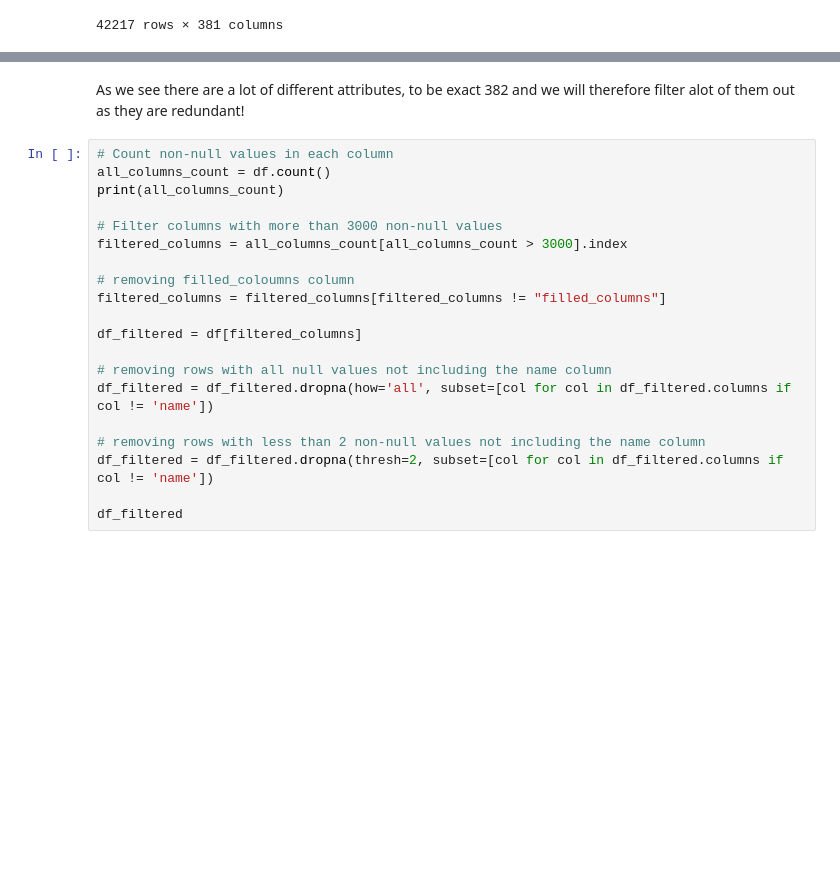
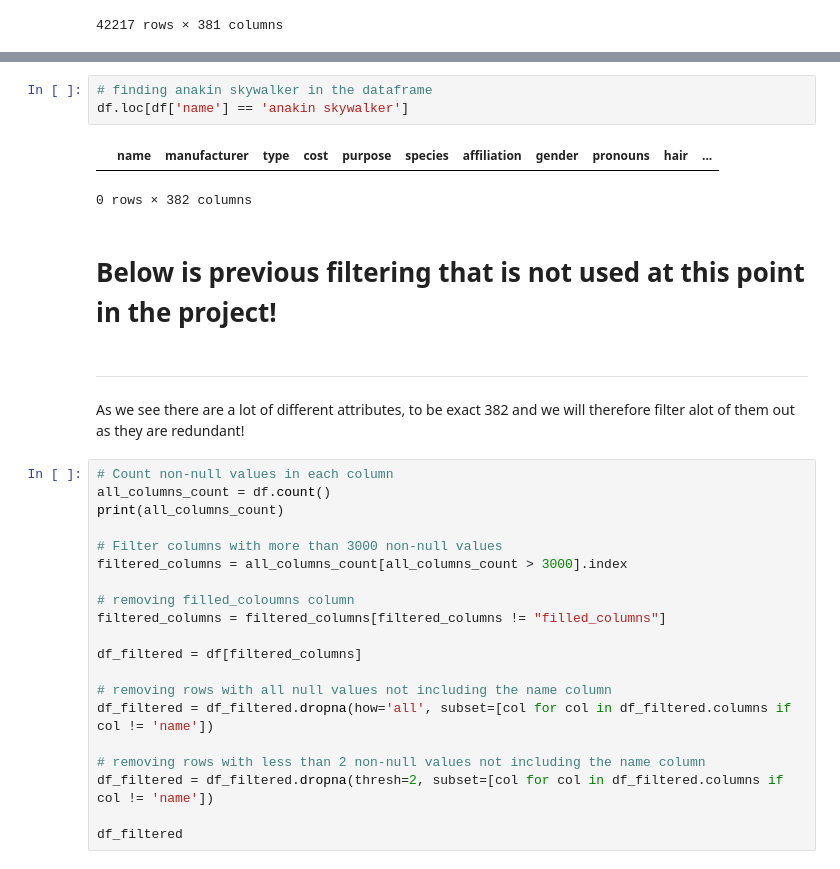
Before and after one commit to murrodroid/StarWarsSocialScience, a Jupyter notebook: project/src/webscraper.ipynb, the cells around one changed output, grey strips where cells are left out. Cells and saved outputs as stored; diff of their text form; blank space fills up the shorter version.

```diff
--- a/project/src/webscraper.ipynb
+++ b/project/src/webscraper.ipynb
@@ -184,3 +291,13 @@ df
+# %%
+# finding anakin skywalker in the dataframe
+df.loc[df['name'] == 'anakin skywalker']
+# %% [output]
+|  | name | manufacturer | type | cost | purpose | species | affiliation | gender | pronouns | hair | ... |
+0 rows × 382 columns
+# %% [markdown]
+# Below is previous filtering that is not used at this point in the project!
+# %% [markdown]
+---
 # %% [markdown]
 As we see there are a lot of different attributes, to be exact 382 and we will therefore filter alot of them out as they are redundant!
 # %%
```
Also changed, not shown: parts of 16 cells of this notebook.
